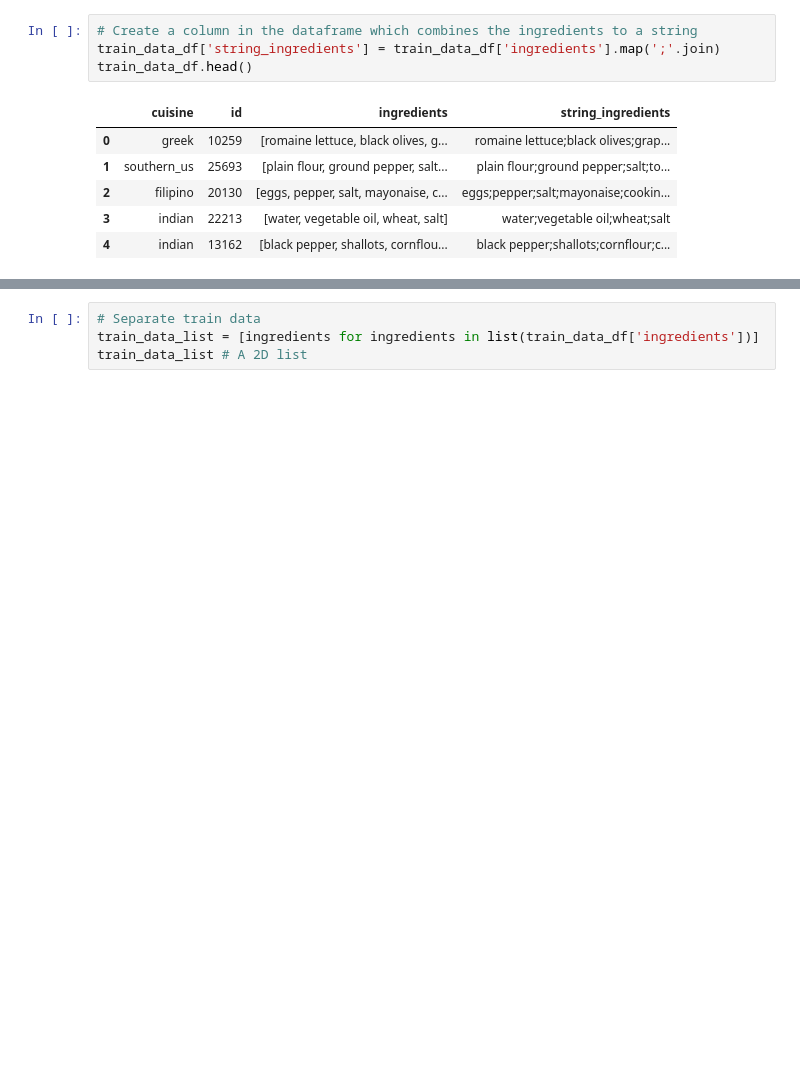
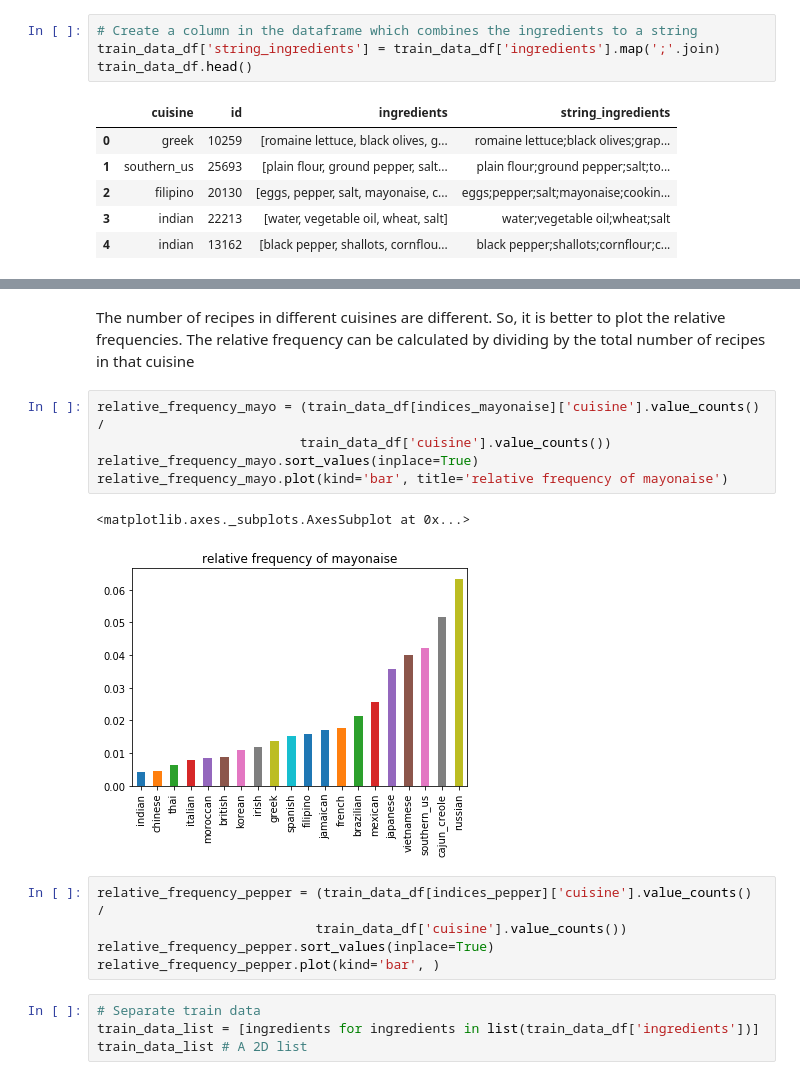
Before and after one commit to neerajms/kaggle_whats_cooking, a Jupyter notebook: analysis.ipynb, the cells around one changed output, grey strips where cells are left out. Saved outputs shown, nothing was run; the diff lists cells and outputs as text; blank space fills up the shorter version.

```diff
--- a/analysis.ipynb
+++ b/analysis.ipynb
@@ -64,3 +78,18 @@ train_data_df.head()
+# %% [markdown]
+The number of recipes in different cuisines are different. So, it is better to plot the relative frequencies. The relative frequency can be calculated by dividing by the total number of recipes in that cuisine
+# %%
+relative_frequency_mayo = (train_data_df[indices_mayonaise]['cuisine'].value_counts() /
+                          train_data_df['cuisine'].value_counts())
+relative_frequency_mayo.sort_values(inplace=True)
+relative_frequency_mayo.plot(kind='bar', title='relative frequency of mayonaise')
+# %% [output]
+<matplotlib.axes._subplots.AxesSubplot at 0x...>
+[figure, added]
+# %%
+relative_frequency_pepper = (train_data_df[indices_pepper]['cuisine'].value_counts() /
+                            train_data_df['cuisine'].value_counts())
+relative_frequency_pepper.sort_values(inplace=True)
+relative_frequency_pepper.plot(kind='bar', )
 # %%
 # Separate train data
 train_data_list = [ingredients for ingredients in list(train_data_df['ingredients'])]
```
Also changed, not shown: parts of 2 cells of this notebook.
